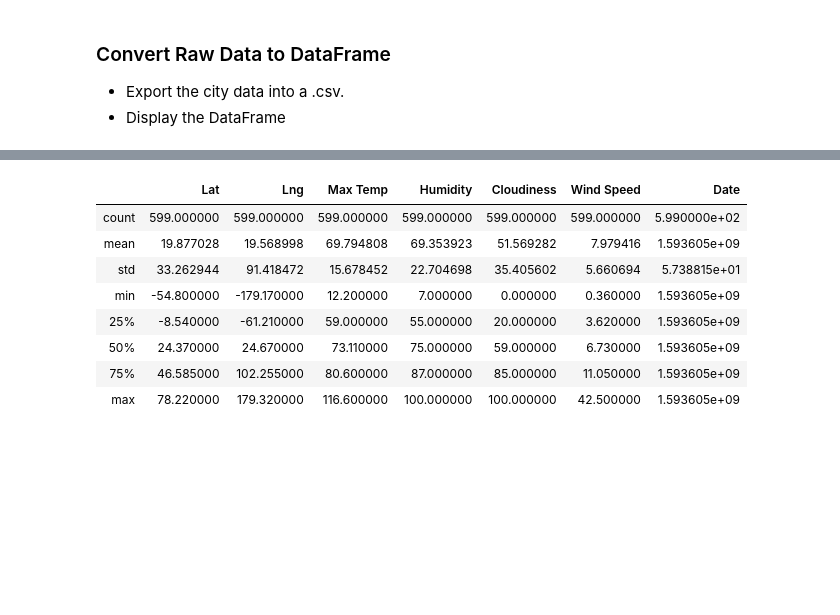
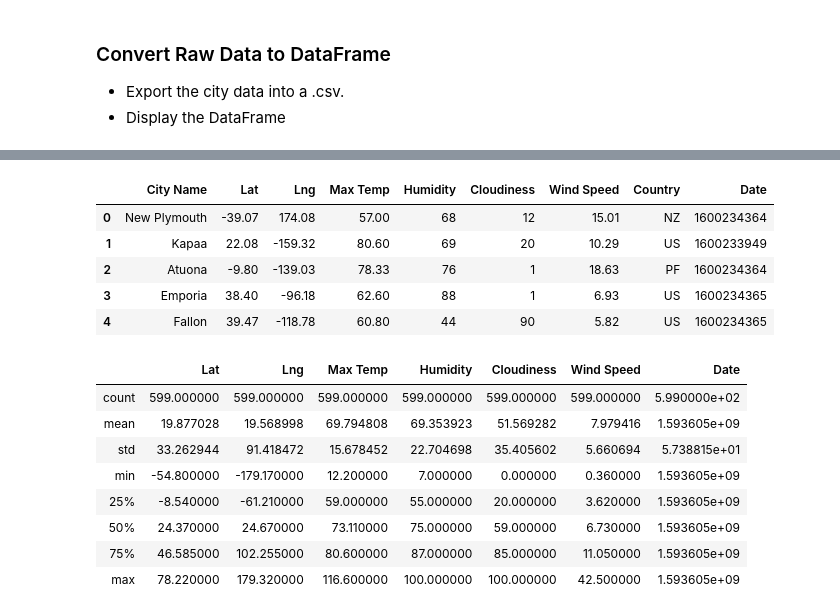
Before and after one commit to berlyflores-98/python-api-challenge, a Jupyter notebook: WeatherPy/WeatherPy.ipynb, the cells around one changed output, grey strips where cells are left out. Saved outputs shown, nothing was run; the diff lists cells and outputs as text; code cells hidden in the pictures; blank space fills up the shorter version.

Commit message:
saving api call data to csv

```diff
--- a/WeatherPy/WeatherPy.ipynb
+++ b/WeatherPy/WeatherPy.ipynb
@@ -20,9 +20,9 @@ from citipy import citipy
 #generating a random list of cities
 #range of latitues to use -90 to 90 and range of longitutes to use -180 to 180
 
-#creating a random list of LATS and LONGs, setting size high in case of duplicate cities
-lat_list = np.random.randint(-90,90,size=1200)
-lng_list = np.random.randint(-180,180,size=1200)
+#creating a random list of LATS and LONGs, setting size high in case of duplicate cities, increasing more due to not finding all city info in api call
+lat_list = np.random.randint(-90,90,size=1600)
+lng_list = np.random.randint(-180,180,size=1600)
 
 cities_list = []
 
@@ -110,3 +100,18 @@ Found information for 9 cities.
+# %%
+#taking the data from the city_data dict to DF
+city_df = pd.DataFrame.from_dict(city_data)
+
+#exporting to a csv file
+city_df.to_csv("output_data/city_data.csv")
+
+city_df.head()
+# %% [output]
+|  | City Name | Lat | Lng | Max Temp | Humidity | Cloudiness | Wind Speed | Country | Date |
+| 0 | New Plymouth | -39.07 | 174.08 | 57.00 | 68 | 12 | 15.01 | NZ | 1600234364 |
+| 1 | Kapaa | 22.08 | -159.32 | 80.60 | 69 | 20 | 10.29 | US | 1600233949 |
+| 2 | Atuona | -9.80 | -139.03 | 78.33 | 76 | 1 | 18.63 | PF | 1600234364 |
+| 3 | Emporia | 38.40 | -96.18 | 62.60 | 88 | 1 | 6.93 | US | 1600234365 |
+| 4 | Fallon | 39.47 | -118.78 | 60.80 | 44 | 90 | 5.82 | US | 1600234365 |
 # %%
 # %% [output]
 |  | Lat | Lng | Max Temp | Humidity | Cloudiness | Wind Speed | Date |
```
Also changed, not shown: parts of 4 cells of this notebook, 1 other file.
